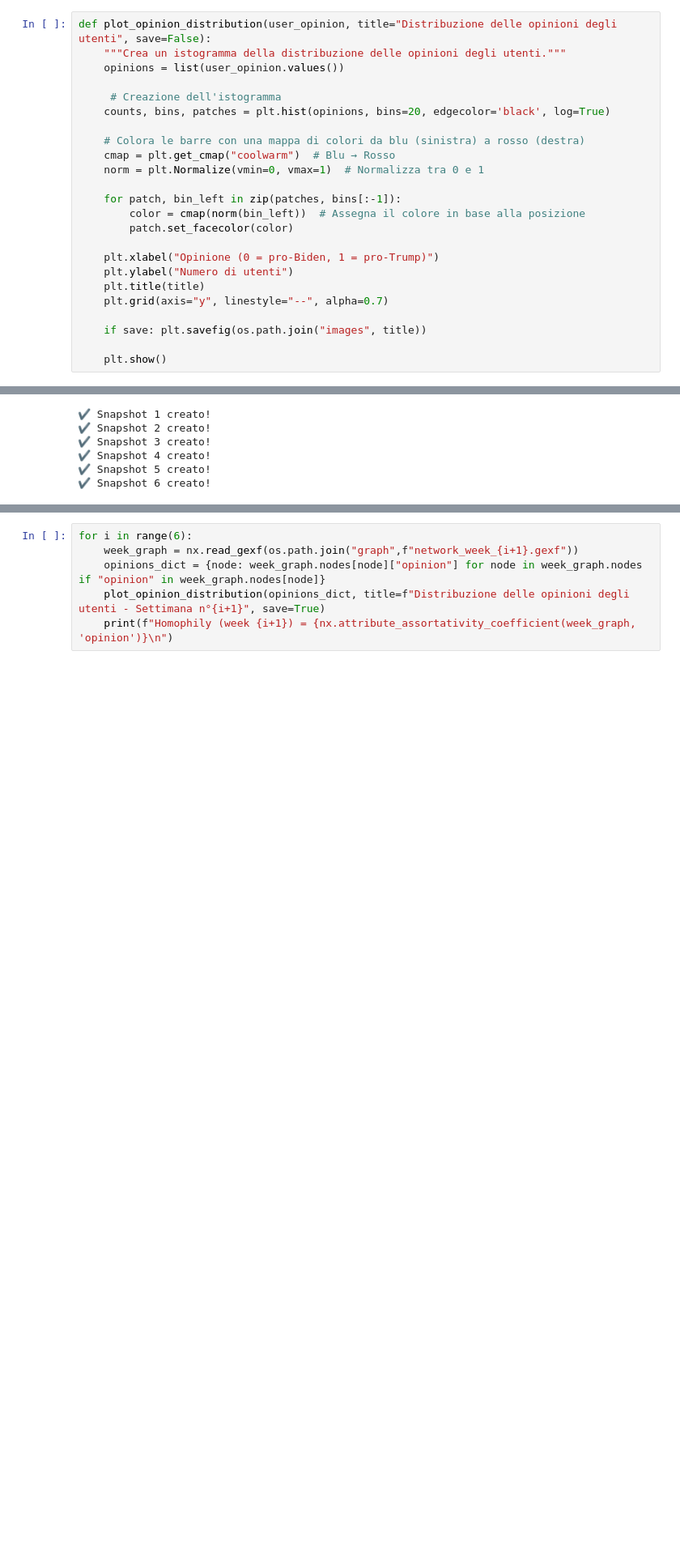
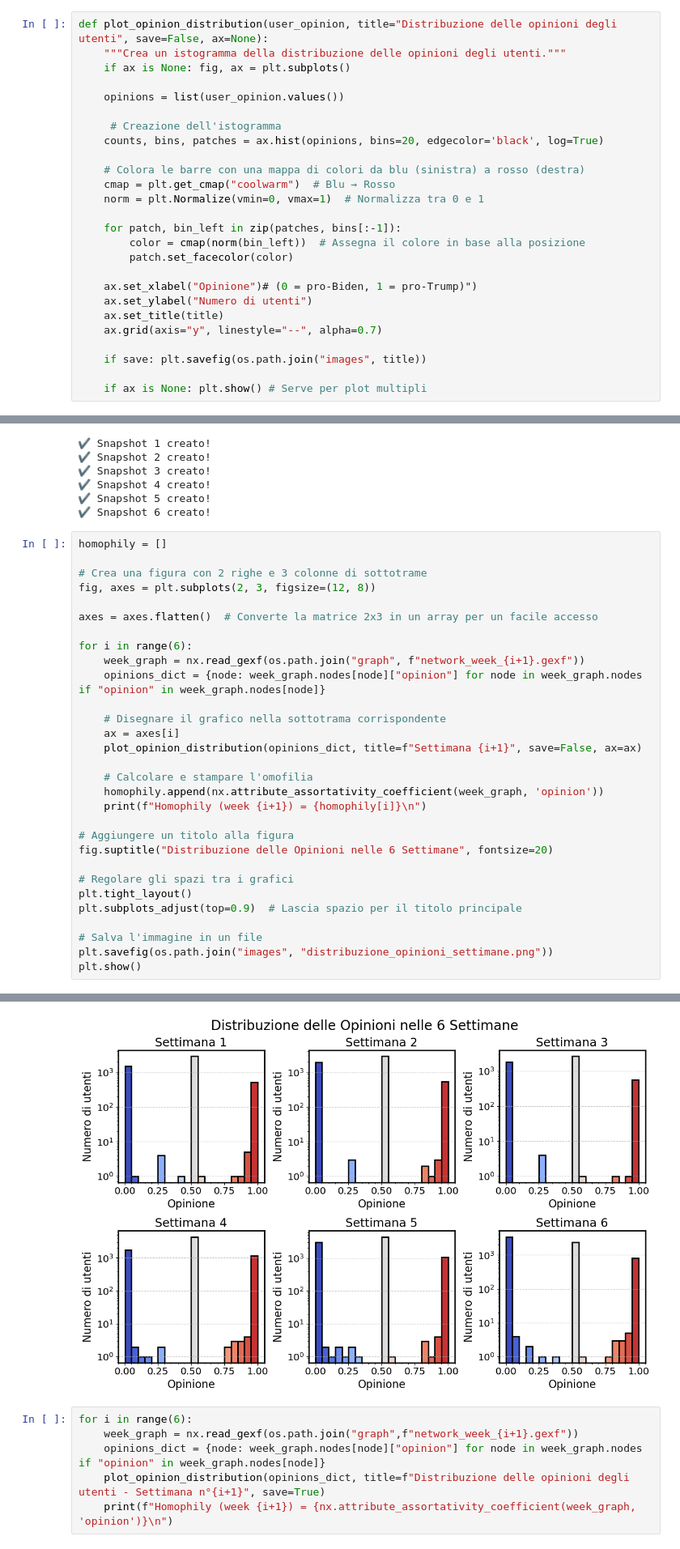
Before and after one commit to LeonardoCaridi/2024_caridi, a Jupyter notebook: data_collection/Data_collection.ipynb, the cells around one changed output, grey strips where cells are left out. Shown: that part at 81% size. Cells and saved outputs as stored; diff of their text form; blank space fills up the shorter version.

Commit message:
data collection fixes and start network analysis

```diff
--- a/data_collection/Data_collection.ipynb
+++ b/data_collection/Data_collection.ipynb
@@ -566,12 +565,14 @@ nx.write_gexf(full_graph_backbone, os.path.join("graph","full_network_backbone_o
 # %% [markdown]
 ### Visualizzazione
 # %%
-def plot_opinion_distribution(user_opinion, title="Distribuzione delle opinioni degli utenti", save=False):
+def plot_opinion_distribution(user_opinion, title="Distribuzione delle opinioni degli utenti", save=False, ax=None):
     """Crea un istogramma della distribuzione delle opinioni degli utenti."""
+    if ax is None: fig, ax = plt.subplots()
+
     opinions = list(user_opinion.values())
 
      # Creazione dell'istogramma
-    counts, bins, patches = plt.hist(opinions, bins=20, edgecolor='black', log=True)
+    counts, bins, patches = ax.hist(opinions, bins=20, edgecolor='black', log=True)
 
     # Colora le barre con una mappa di colori da blu (sinistra) a rosso (destra)
     cmap = plt.get_cmap("coolwarm")  # Blu → Rosso
@@ -581,14 +582,14 @@ def plot_opinion_distribution(user_opinion, title="Distribuzione delle opinioni
         color = cmap(norm(bin_left))  # Assegna il colore in base alla posizione
         patch.set_facecolor(color)
 
-    plt.xlabel("Opinione (0 = pro-Biden, 1 = pro-Trump)")
-    plt.ylabel("Numero di utenti")
-    plt.title(title)
-    plt.grid(axis="y", linestyle="--", alpha=0.7)
+    ax.set_xlabel("Opinione")# (0 = pro-Biden, 1 = pro-Trump)")
+    ax.set_ylabel("Numero di utenti")
+    ax.set_title(title)
+    ax.grid(axis="y", linestyle="--", alpha=0.7)
 
     if save: plt.savefig(os.path.join("images", title))
 
-    plt.show()
+    if ax is None: plt.show() # Serve per plot multipli
 # %%
 plot_opinion_distribution(user_opinion, save=True)
 # %% [output]
@@ -643,3 +644,34 @@ for i in range(6):
 ✔️ Snapshot 4 creato!
 ✔️ Snapshot 5 creato!
 ✔️ Snapshot 6 creato!
+# %%
+homophily = []
+
+# Crea una figura con 2 righe e 3 colonne di sottotrame
+fig, axes = plt.subplots(2, 3, figsize=(12, 8))
+
+axes = axes.flatten()  # Converte la matrice 2x3 in un array per un facile accesso
+
+for i in range(6):
+    week_graph = nx.read_gexf(os.path.join("graph", f"network_week_{i+1}.gexf"))
+    opinions_dict = {node: week_graph.nodes[node]["opinion"] for node in week_graph.nodes if "opinion" in week_graph.nodes[node]}
+
+    # Disegnare il grafico nella sottotrama corrispondente
+    ax = axes[i]
+    plot_opinion_distribution(opinions_dict, title=f"Settimana {i+1}", save=False, ax=ax)
+
+    # Calcolare e stampare l'omofilia
+    homophily.append(nx.attribute_assortativity_coefficient(week_graph, 'opinion'))
+    print(f"Homophily (week {i+1}) = {homophily[i]}\n")
+
+# Aggiungere un titolo alla figura
+fig.suptitle("Distribuzione delle Opinioni nelle 6 Settimane", fontsize=20)
+
+# Regolare gli spazi tra i grafici
+plt.tight_layout()
+plt.subplots_adjust(top=0.9)  # Lascia spazio per il titolo principale
+
+# Salva l'immagine in un file
+plt.savefig(os.path.join("images", "distribuzione_opinioni_settimane.png"))
+plt.show()
+# %% [output]
@@ -646,3 +689,4 @@ for i in range(6):
+[figure, added]
 # %%
 for i in range(6):
     week_graph = nx.read_gexf(os.path.join("graph",f"network_week_{i+1}.gexf"))
```
Also changed, not shown: parts of 4 cells of this notebook, 3 other files.
